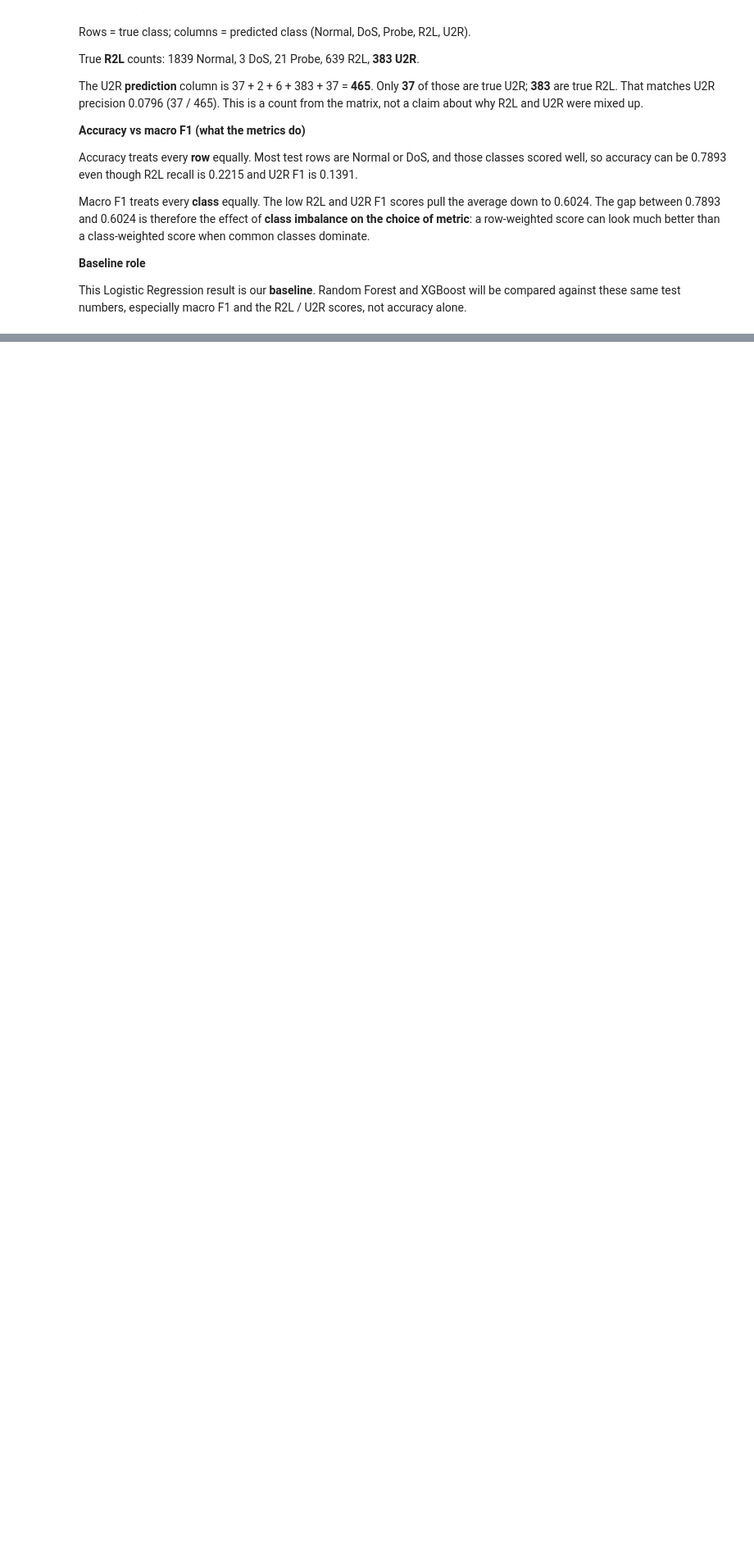
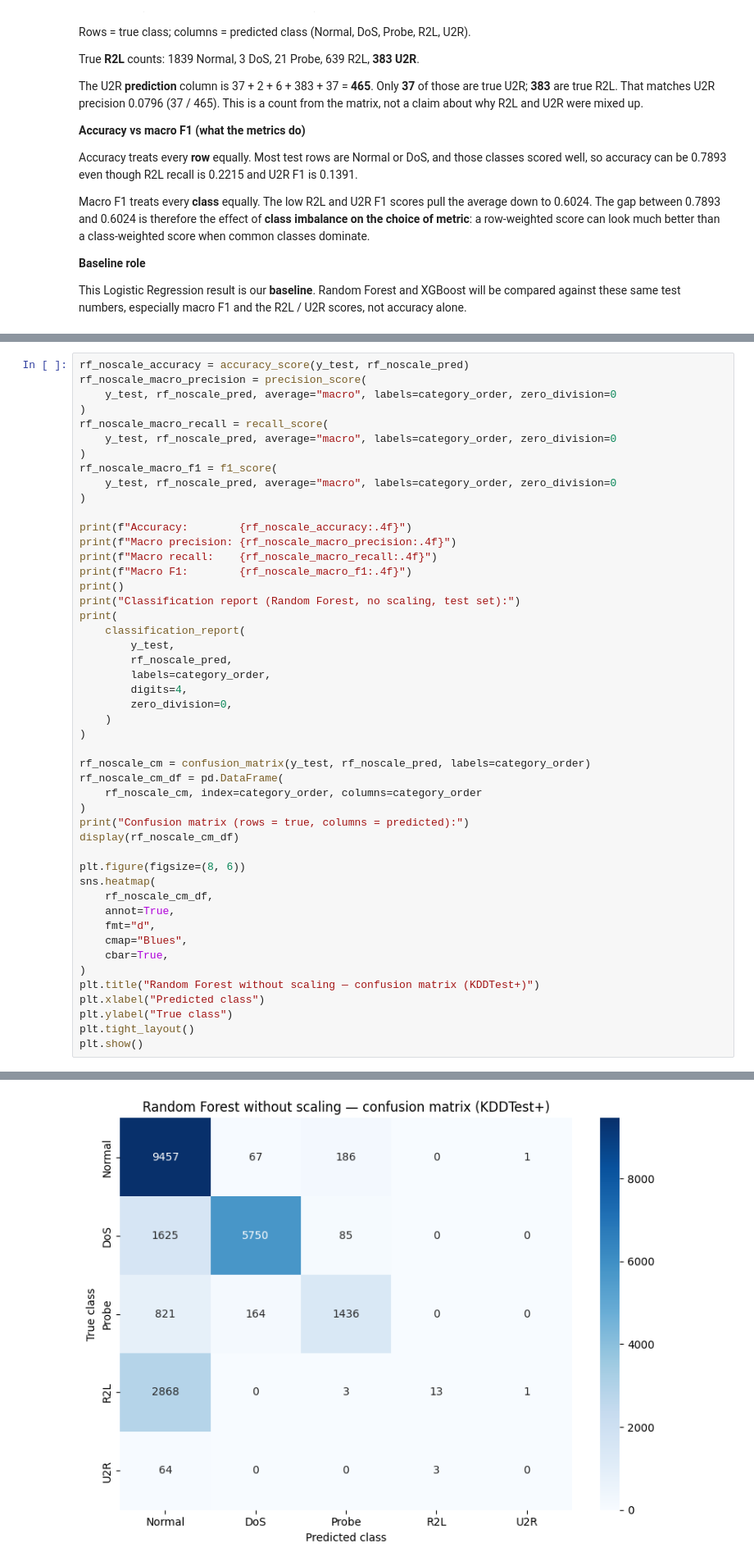
Before and after one commit to nitya098/network-traffic-anomaly-detection, a Jupyter notebook: notebooks/02_baseline_model.ipynb, the cells around one changed output, grey strips where cells are left out. Shown at 82% size. Saved outputs shown, nothing was run; the diff lists cells and outputs as text; blank space fills up the shorter version.

```diff
--- a/notebooks/02_baseline_model.ipynb
+++ b/notebooks/02_baseline_model.ipynb
@@ -481,0 +718,49 @@ This Logistic Regression result is our **baseline**. Random Forest and XGBoost w
+# %%
+rf_noscale_accuracy = accuracy_score(y_test, rf_noscale_pred)
+rf_noscale_macro_precision = precision_score(
+    y_test, rf_noscale_pred, average="macro", labels=category_order, zero_division=0
+)
+rf_noscale_macro_recall = recall_score(
+    y_test, rf_noscale_pred, average="macro", labels=category_order, zero_division=0
+)
+rf_noscale_macro_f1 = f1_score(
+    y_test, rf_noscale_pred, average="macro", labels=category_order, zero_division=0
+)
+
+print(f"Accuracy:        {rf_noscale_accuracy:.4f}")
+print(f"Macro precision: {rf_noscale_macro_precision:.4f}")
+print(f"Macro recall:    {rf_noscale_macro_recall:.4f}")
+print(f"Macro F1:        {rf_noscale_macro_f1:.4f}")
+print()
+print("Classification report (Random Forest, no scaling, test set):")
+print(
+    classification_report(
+        y_test,
+        rf_noscale_pred,
+        labels=category_order,
+        digits=4,
+        zero_division=0,
+    )
+)
+
+rf_noscale_cm = confusion_matrix(y_test, rf_noscale_pred, labels=category_order)
+rf_noscale_cm_df = pd.DataFrame(
+    rf_noscale_cm, index=category_order, columns=category_order
+)
+print("Confusion matrix (rows = true, columns = predicted):")
+display(rf_noscale_cm_df)
+
+plt.figure(figsize=(8, 6))
+sns.heatmap(
+    rf_noscale_cm_df,
+    annot=True,
+    fmt="d",
+    cmap="Blues",
+    cbar=True,
+)
+plt.title("Random Forest without scaling — confusion matrix (KDDTest+)")
+plt.xlabel("Predicted class")
+plt.ylabel("True class")
+plt.tight_layout()
+plt.show()
+# %% [output]
@@ -481,0 +792 @@ This Logistic Regression result is our **baseline**. Random Forest and XGBoost w
+[figure, added]
```
Also changed, not shown: parts of 24 cells of this notebook.
